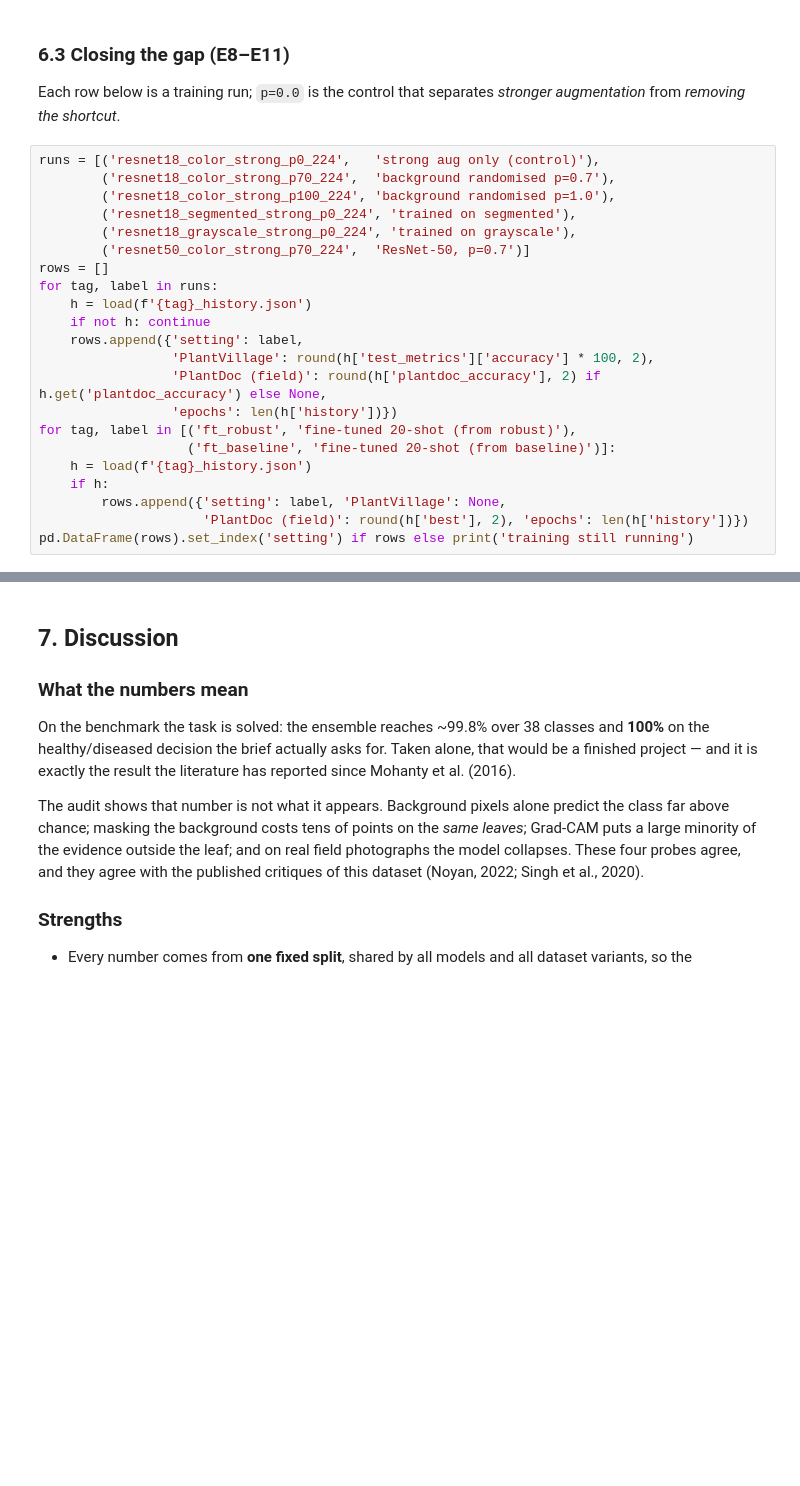
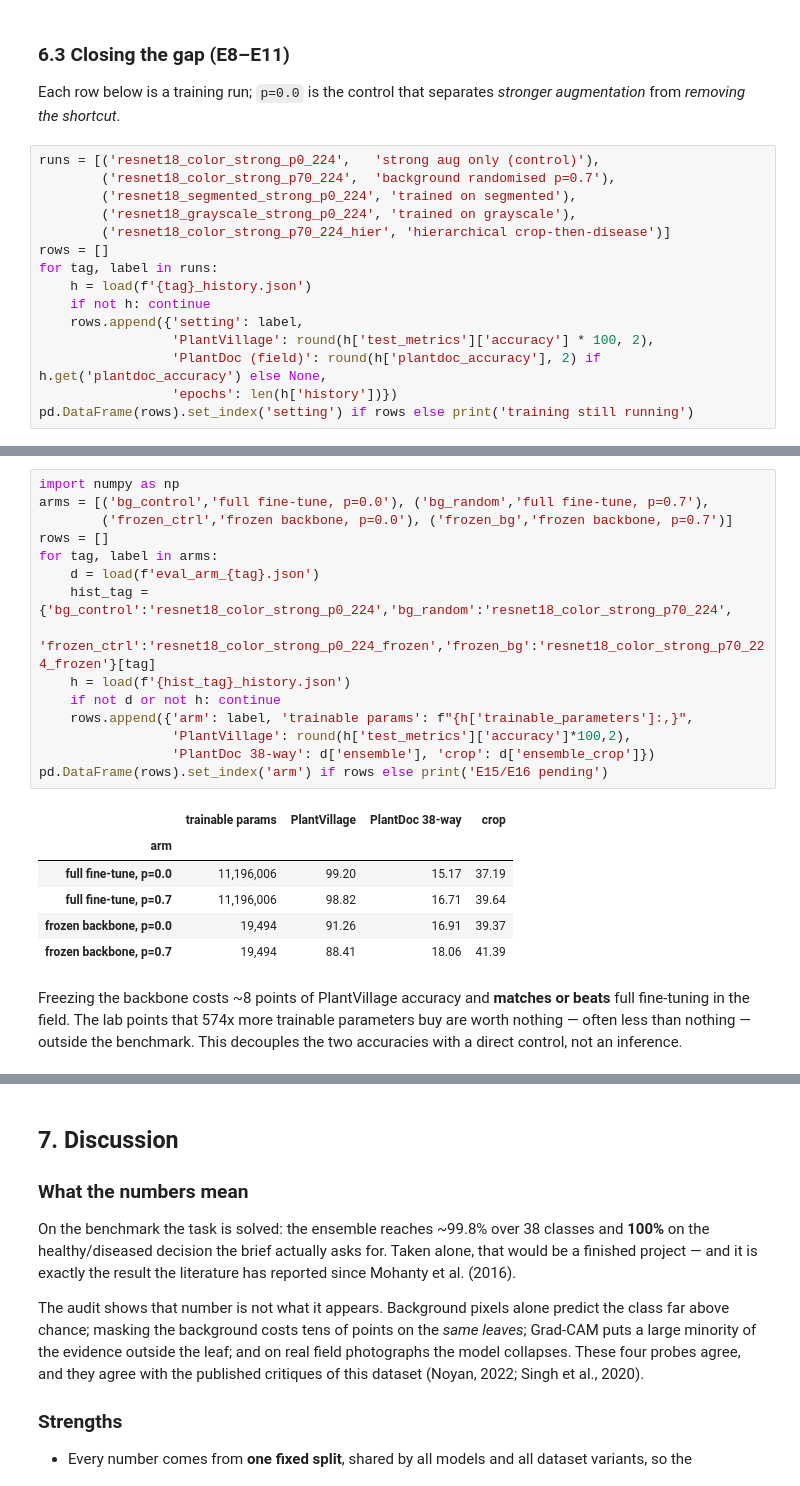
Before and after one commit to Mio812/plant-disease-detection, a Jupyter notebook: notebooks/plant_disease_detection.ipynb, the cells around one changed output, grey strips where cells are left out. Drawn from its saved outputs; the diff is of its cells as text; blank space fills up the shorter version.

```diff
--- a/notebooks/plant_disease_detection.ipynb
+++ b/notebooks/plant_disease_detection.ipynb
@@ -263,10 +344,9 @@ augmentation* from *removing the shortcut*.
 # %%
 runs = [('resnet18_color_strong_p0_224',   'strong aug only (control)'),
         ('resnet18_color_strong_p70_224',  'background randomised p=0.7'),
-        ('resnet18_color_strong_p100_224', 'background randomised p=1.0'),
         ('resnet18_segmented_strong_p0_224', 'trained on segmented'),
         ('resnet18_grayscale_strong_p0_224', 'trained on grayscale'),
-        ('resnet50_color_strong_p70_224',  'ResNet-50, p=0.7')]
+        ('resnet18_color_strong_p70_224_hier', 'hierarchical crop-then-disease')]
 rows = []
 for tag, label in runs:
     h = load(f'{tag}_history.json')
@@ -275,10 +355,4 @@ for tag, label in runs:
                  'PlantVillage': round(h['test_metrics']['accuracy'] * 100, 2),
                  'PlantDoc (field)': round(h['plantdoc_accuracy'], 2) if h.get('plantdoc_accuracy') else None,
                  'epochs': len(h['history'])})
-for tag, label in [('ft_robust', 'fine-tuned 20-shot (from robust)'),
-                   ('ft_baseline', 'fine-tuned 20-shot (from baseline)')]:
-    h = load(f'{tag}_history.json')
-    if h:
-        rows.append({'setting': label, 'PlantVillage': None,
-                     'PlantDoc (field)': round(h['best'], 2), 'epochs': len(h['history'])})
 pd.DataFrame(rows).set_index('setting') if rows else print('training still running')
@@ -289,0 +379,27 @@ separately from the zero-shot rows because they use target-domain labels.
+# %%
+import numpy as np
+arms = [('bg_control','full fine-tune, p=0.0'), ('bg_random','full fine-tune, p=0.7'),
+        ('frozen_ctrl','frozen backbone, p=0.0'), ('frozen_bg','frozen backbone, p=0.7')]
+rows = []
+for tag, label in arms:
+    d = load(f'eval_arm_{tag}.json')
+    hist_tag = {'bg_control':'resnet18_color_strong_p0_224','bg_random':'resnet18_color_strong_p70_224',
+                'frozen_ctrl':'resnet18_color_strong_p0_224_frozen','frozen_bg':'resnet18_color_strong_p70_224_frozen'}[tag]
+    h = load(f'{hist_tag}_history.json')
+    if not d or not h: continue
+    rows.append({'arm': label, 'trainable params': f"{h['trainable_parameters']:,}",
+                 'PlantVillage': round(h['test_metrics']['accuracy']*100,2),
+                 'PlantDoc 38-way': d['ensemble'], 'crop': d['ensemble_crop']})
+pd.DataFrame(rows).set_index('arm') if rows else print('E15/E16 pending')
+# %% [output]
+|  | trainable params | PlantVillage | PlantDoc 38-way | crop |
+| arm |  |  |  |  |
+| full fine-tune, p=0.0 | 11,196,006 | 99.20 | 15.17 | 37.19 |
+| full fine-tune, p=0.7 | 11,196,006 | 98.82 | 16.71 | 39.64 |
+| frozen backbone, p=0.0 | 19,494 | 91.26 | 16.91 | 39.37 |
+| frozen backbone, p=0.7 | 19,494 | 88.41 | 18.06 | 41.39 |
+# %% [markdown]
+Freezing the backbone costs ~8 points of PlantVillage accuracy and **matches or
+beats** full fine-tuning in the field. The lab points that 574x more trainable
+parameters buy are worth nothing — often less than nothing — outside the benchmark.
+This decouples the two accuracies with a direct control, not an inference.
```
Also changed, not shown: parts of 21 cells of this notebook, 2 other files.
